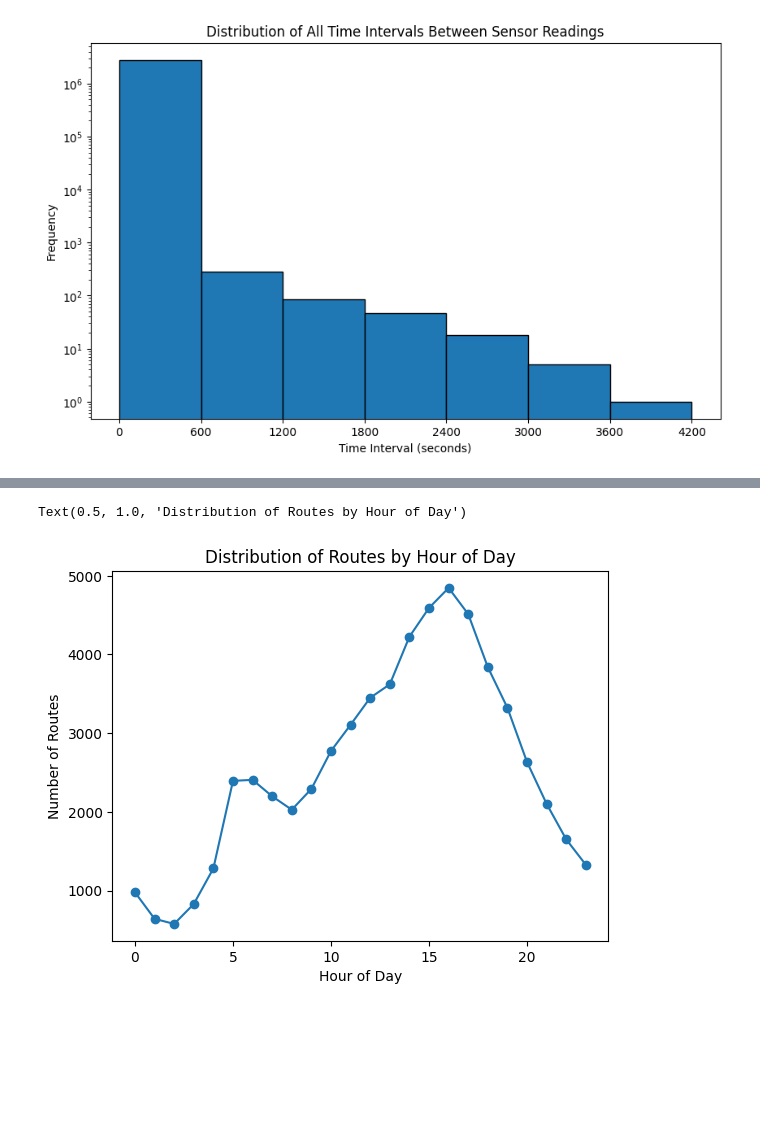
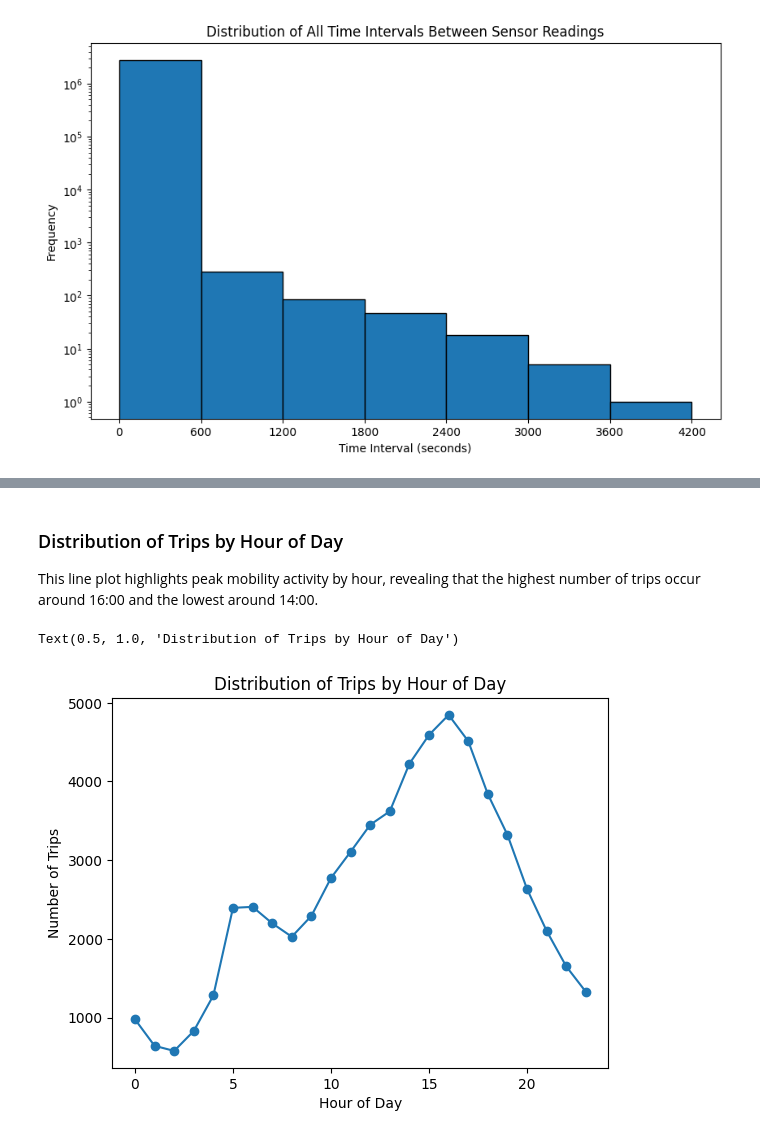
Before and after one commit to leragogogo/bike_trips_analysis_dksr, a Jupyter notebook: analysis.ipynb, the cells around one changed output, grey strips where cells are left out. Cells and saved outputs as stored; diff of their text form; code cells hidden in the pictures; blank space fills up the shorter version.

```diff
--- a/analysis.ipynb
+++ b/analysis.ipynb
@@ -114,9 +163,12 @@ Bin 3600–4200 sec: 1.0 intervals (0.00%)
+# %% [markdown]
+### Distribution of Trips by Hour of Day
+This line plot highlights peak mobility activity by hour, revealing that the highest number of trips occur around 16:00 and the lowest around 14:00.
 # %%
 hourly_counts = df['hour'].value_counts().sort_index()
 hourly_counts.plot(kind='line', marker='o')
 plt.xlabel('Hour of Day')
-plt.ylabel('Number of Routes')
-plt.title('Distribution of Routes by Hour of Day')
+plt.ylabel('Number of Trips')
+plt.title('Distribution of Trips by Hour of Day')
 # %% [output]
-Text(0.5, 1.0, 'Distribution of Routes by Hour of Day')
+Text(0.5, 1.0, 'Distribution of Trips by Hour of Day')
-[figure, old version]
+[figure, new version]
```
Also changed, not shown: parts of 20 cells of this notebook.
